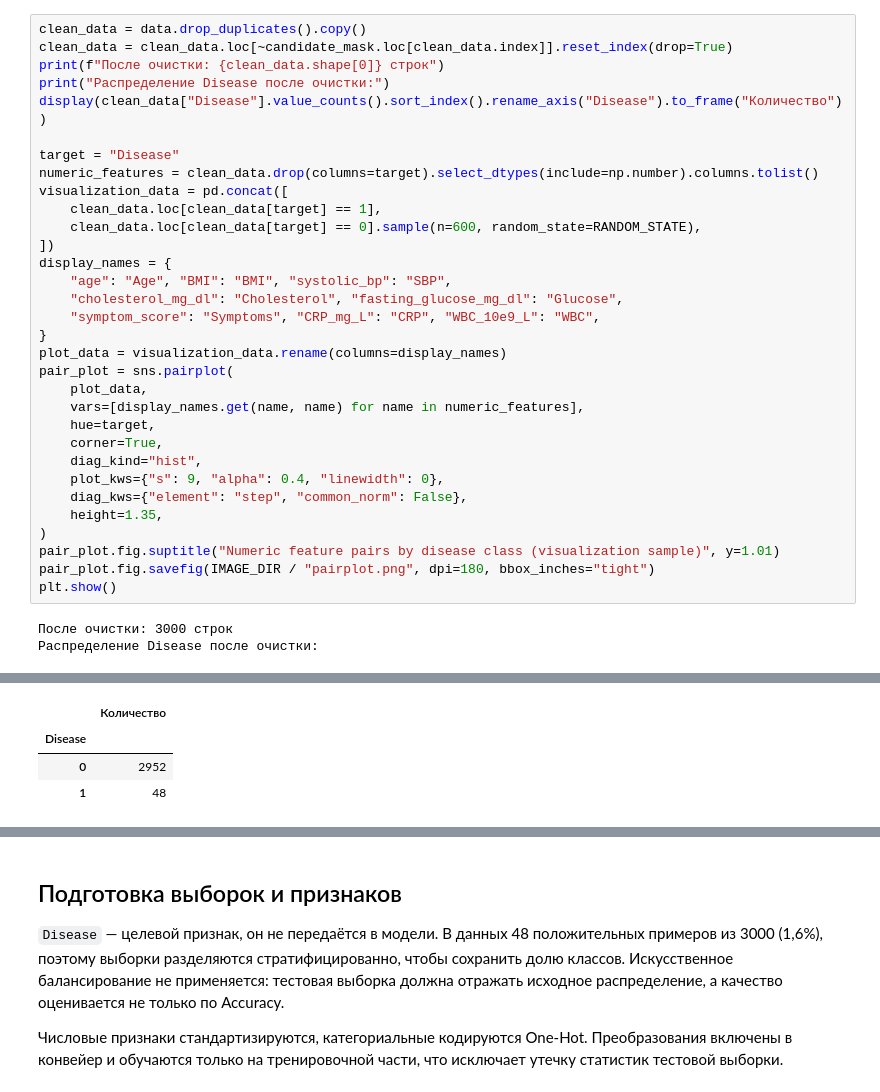
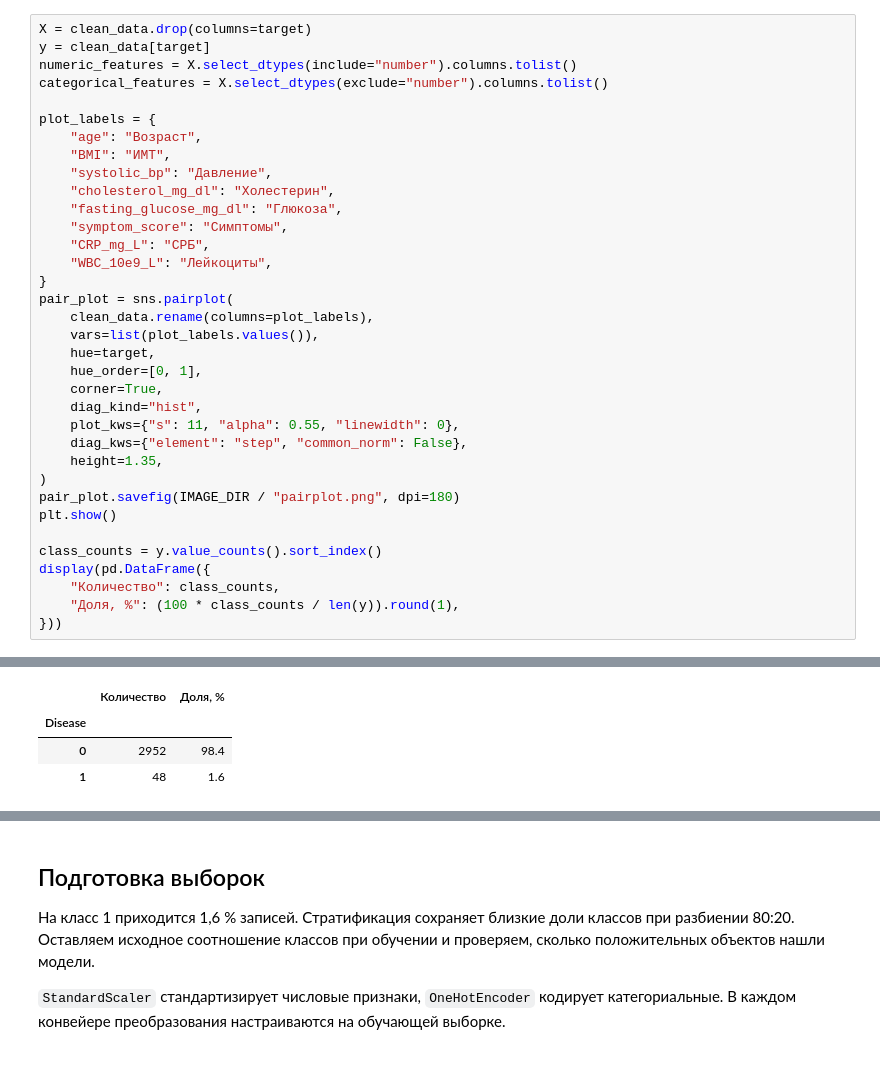
Before and after one commit to Echways/ItDA, a Jupyter notebook: lab-5/ЛР5_Моисеев_1.ipynb, the cells around one changed output, grey strips where cells are left out. Cells and saved outputs as stored; diff of their text form; blank space fills up the shorter version.

```diff
--- a/lab-5/ЛР5_Моисеев_1.ipynb
+++ b/lab-5/ЛР5_Моисеев_1.ipynb
@@ -99,35 +106,36 @@ plt.show()
 # %%
-clean_data = data.drop_duplicates().copy()
-clean_data = clean_data.loc[~candidate_mask.loc[clean_data.index]].reset_index(drop=True)
-print(f"После очистки: {clean_data.shape[0]} строк")
-print("Распределение Disease после очистки:")
-display(clean_data["Disease"].value_counts().sort_index().rename_axis("Disease").to_frame("Количество"))
+X = clean_data.drop(columns=target)
+y = clean_data[target]
+numeric_features = X.select_dtypes(include="number").columns.tolist()
+categorical_features = X.select_dtypes(exclude="number").columns.tolist()
 
-target = "Disease"
-numeric_features = clean_data.drop(columns=target).select_dtypes(include=np.number).columns.tolist()
-visualization_data = pd.concat([
-    clean_data.loc[clean_data[target] == 1],
-    clean_data.loc[clean_data[target] == 0].sample(n=600, random_state=RANDOM_STATE),
-])
-display_names = {
-    "age": "Age", "BMI": "BMI", "systolic_bp": "SBP",
-    "cholesterol_mg_dl": "Cholesterol", "fasting_glucose_mg_dl": "Glucose",
-    "symptom_score": "Symptoms", "CRP_mg_L": "CRP", "WBC_10e9_L": "WBC",
+plot_labels = {
+    "age": "Возраст",
+    "BMI": "ИМТ",
+    "systolic_bp": "Давление",
+    "cholesterol_mg_dl": "Холестерин",
+    "fasting_glucose_mg_dl": "Глюкоза",
+    "symptom_score": "Симптомы",
+    "CRP_mg_L": "СРБ",
+    "WBC_10e9_L": "Лейкоциты",
 }
-plot_data = visualization_data.rename(columns=display_names)
 pair_plot = sns.pairplot(
-    plot_data,
-    vars=[display_names.get(name, name) for name in numeric_features],
+    clean_data.rename(columns=plot_labels),
+    vars=list(plot_labels.values()),
     hue=target,
+    hue_order=[0, 1],
     corner=True,
     diag_kind="hist",
-    plot_kws={"s": 9, "alpha": 0.4, "linewidth": 0},
+    plot_kws={"s": 11, "alpha": 0.55, "linewidth": 0},
     diag_kws={"element": "step", "common_norm": False},
     height=1.35,
 )
-pair_plot.fig.suptitle("Numeric feature pairs by disease class (visualization sample)", y=1.01)
-pair_plot.fig.savefig(IMAGE_DIR / "pairplot.png", dpi=180, bbox_inches="tight")
+pair_plot.savefig(IMAGE_DIR / "pairplot.png", dpi=180)
 plt.show()
+
+class_counts = y.value_counts().sort_index()
+display(pd.DataFrame({
+    "Количество": class_counts,
+    "Доля, %": (100 * class_counts / len(y)).round(1),
+}))
 # %% [output]
-После очистки: 3000 строк
-Распределение Disease после очистки:
@@ -134,4 +143,4 @@ plt.show()
-|  | Количество |
-| Disease |  |
-| 0 | 2952 |
-| 1 | 48 |
+|  | Количество | Доля, % |
+| Disease |  |  |
+| 0 | 2952 | 98.4 |
+| 1 | 48 | 1.6 |
@@ -139,7 +147,7 @@ plt.show()
 # %% [markdown]
-## Подготовка выборок и признаков
+## Подготовка выборок
 
-`Disease` — целевой признак, он не передаётся в модели. В данных 48 положительных примеров из 3000 (1,6%), поэтому выборки разделяются стратифицированно, чтобы сохранить долю классов. Искусственное балансирование не применяется: тестовая выборка должна отражать исходное распределение, а качество оценивается не только по Accuracy.
+На класс 1 приходится 1,6 % записей. Стратификация сохраняет близкие доли классов при разбиении 80:20. Оставляем исходное соотношение классов при обучении и проверяем, сколько положительных объектов нашли модели.
 
-Числовые признаки стандартизируются, категориальные кодируются One-Hot. Преобразования включены в конвейер и обучаются только на тренировочной части, что исключает утечку статистик тестовой выборки.
+`StandardScaler` стандартизирует числовые признаки, `OneHotEncoder` кодирует категориальные. В каждом конвейере преобразования настраиваются на обучающей выборке.
 # %%
```
Also changed, not shown: parts of 13 cells of this notebook, 8 other files.
